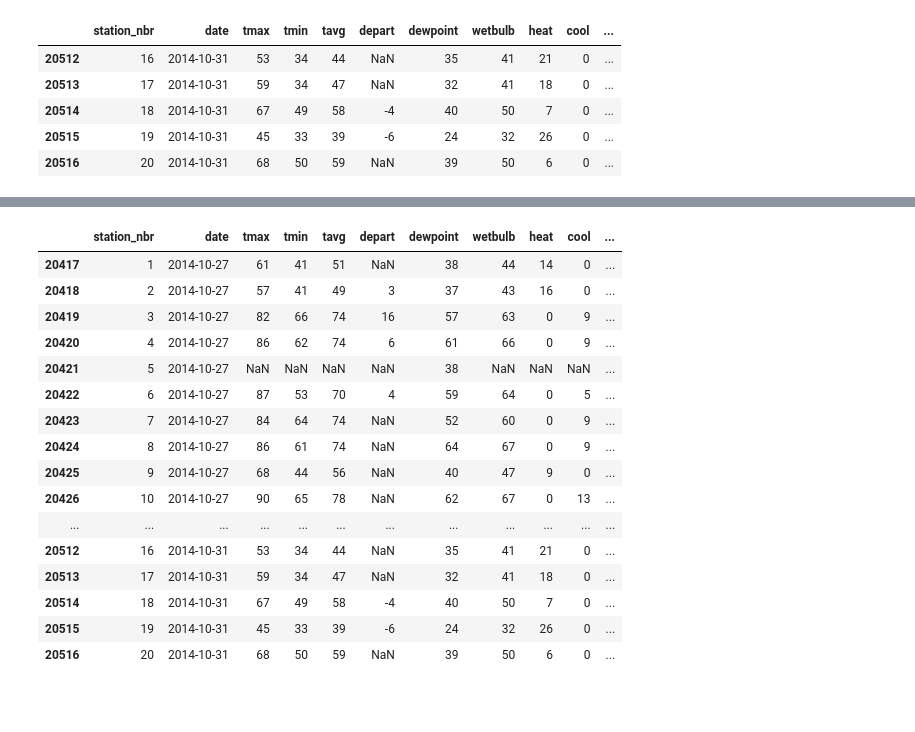
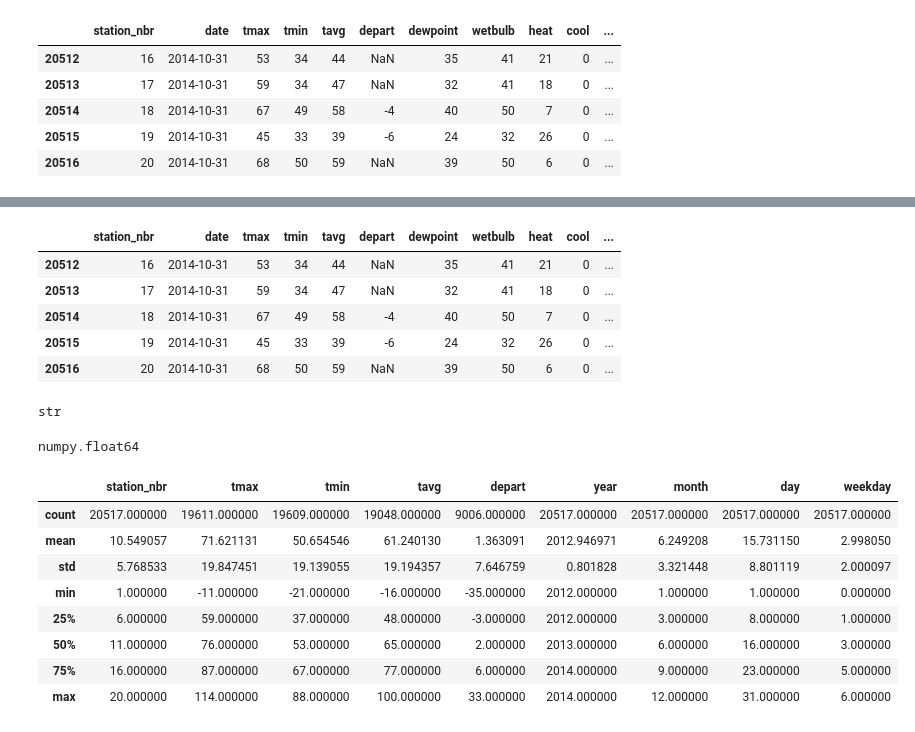
Before and after one commit to j-haaaaan/dss7_regproj1-walmart, a Jupyter notebook: EDA.ipynb, the cells around one changed output, grey strips where cells are left out. Cells and saved outputs as stored; diff of their text form; code cells hidden in the pictures; blank space fills up the shorter version.

```diff
--- a/EDA.ipynb
+++ b/EDA.ipynb
@@ -66,0 +114,7 @@ df_wal_weather.tail(5)
+# %%
+import datetime
+
+
+weekday = list()
+for i in range(len(df_wal_weather)):
+    weekday.append(datetime.datetime(df_wal_weather['year'][i], df_wal_weather['month'][i], df_wal_weather['day'][i]).weekday())
@@ -195,20 +214,13 @@ array(['-01', '-02', '-03', '-04', '-05', '-06', '-07', '-08', '-09',
 # %%
-df_wal_weather.tail(100)
+df_wal_weather.tail()
 # %% [output]
 |  | station_nbr | date | tmax | tmin | tavg | depart | dewpoint | wetbulb | heat | cool | ... |
-| 20417 | 1 | 2014-10-27 | 61 | 41 | 51 | NaN | 38 | 44 | 14 | 0 | ... |
-| 20418 | 2 | 2014-10-27 | 57 | 41 | 49 | 3 | 37 | 43 | 16 | 0 | ... |
-| 20419 | 3 | 2014-10-27 | 82 | 66 | 74 | 16 | 57 | 63 | 0 | 9 | ... |
-| 20420 | 4 | 2014-10-27 | 86 | 62 | 74 | 6 | 61 | 66 | 0 | 9 | ... |
-| 20421 | 5 | 2014-10-27 | NaN | NaN | NaN | NaN | 38 | NaN | NaN | NaN | ... |
-| 20422 | 6 | 2014-10-27 | 87 | 53 | 70 | 4 | 59 | 64 | 0 | 5 | ... |
-| 20423 | 7 | 2014-10-27 | 84 | 64 | 74 | NaN | 52 | 60 | 0 | 9 | ... |
-| 20424 | 8 | 2014-10-27 | 86 | 61 | 74 | NaN | 64 | 67 | 0 | 9 | ... |
-| 20425 | 9 | 2014-10-27 | 68 | 44 | 56 | NaN | 40 | 47 | 9 | 0 | ... |
-| 20426 | 10 | 2014-10-27 | 90 | 65 | 78 | NaN | 62 | 67 | 0 | 13 | ... |
-| ... | ... | ... | ... | ... | ... | ... | ... | ... | ... | ... | ... |
 | 20512 | 16 | 2014-10-31 | 53 | 34 | 44 | NaN | 35 | 41 | 21 | 0 | ... |
 | 20513 | 17 | 2014-10-31 | 59 | 34 | 47 | NaN | 32 | 41 | 18 | 0 | ... |
 | 20514 | 18 | 2014-10-31 | 67 | 49 | 58 | -4 | 40 | 50 | 7 | 0 | ... |
 | 20515 | 19 | 2014-10-31 | 45 | 33 | 39 | -6 | 24 | 32 | 26 | 0 | ... |
 | 20516 | 20 | 2014-10-31 | 68 | 50 | 59 | NaN | 39 | 50 | 6 | 0 | ... |
+# %%
+type(df_wal_weather['tmax'][0])
+# %% [output]
+str
@@ -214,0 +236,16 @@ df_wal_weather.tail(100)
+# %%
+type(df_wal_weather['tmax'][0])
+# %% [output]
+numpy.float64
+# %%
+df_wal_weather.describe()
+# %% [output]
+|  | station_nbr | tmax | tmin | tavg | depart | year | month | day | weekday |
+| count | 20517.000000 | 19611.000000 | 19609.000000 | 19048.000000 | 9006.000000 | 20517.000000 | 20517.000000 | 20517.000000 | 20517.000000 |
+| mean | 10.549057 | 71.621131 | 50.654546 | 61.240130 | 1.363091 | 2012.946971 | 6.249208 | 15.731150 | 2.998050 |
+| std | 5.768533 | 19.847451 | 19.139055 | 19.194357 | 7.646759 | 0.801828 | 3.321448 | 8.801119 | 2.000097 |
+| min | 1.000000 | -11.000000 | -21.000000 | -16.000000 | -35.000000 | 2012.000000 | 1.000000 | 1.000000 | 0.000000 |
+| 25% | 6.000000 | 59.000000 | 37.000000 | 48.000000 | -3.000000 | 2012.000000 | 3.000000 | 8.000000 | 1.000000 |
+| 50% | 11.000000 | 76.000000 | 53.000000 | 65.000000 | 2.000000 | 2013.000000 | 6.000000 | 16.000000 | 3.000000 |
+| 75% | 16.000000 | 87.000000 | 67.000000 | 77.000000 | 6.000000 | 2014.000000 | 9.000000 | 23.000000 | 5.000000 |
+| max | 20.000000 | 114.000000 | 88.000000 | 100.000000 | 33.000000 | 2014.000000 | 12.000000 | 31.000000 | 6.000000 |
```
Also changed, not shown: parts of 25 cells of this notebook.
